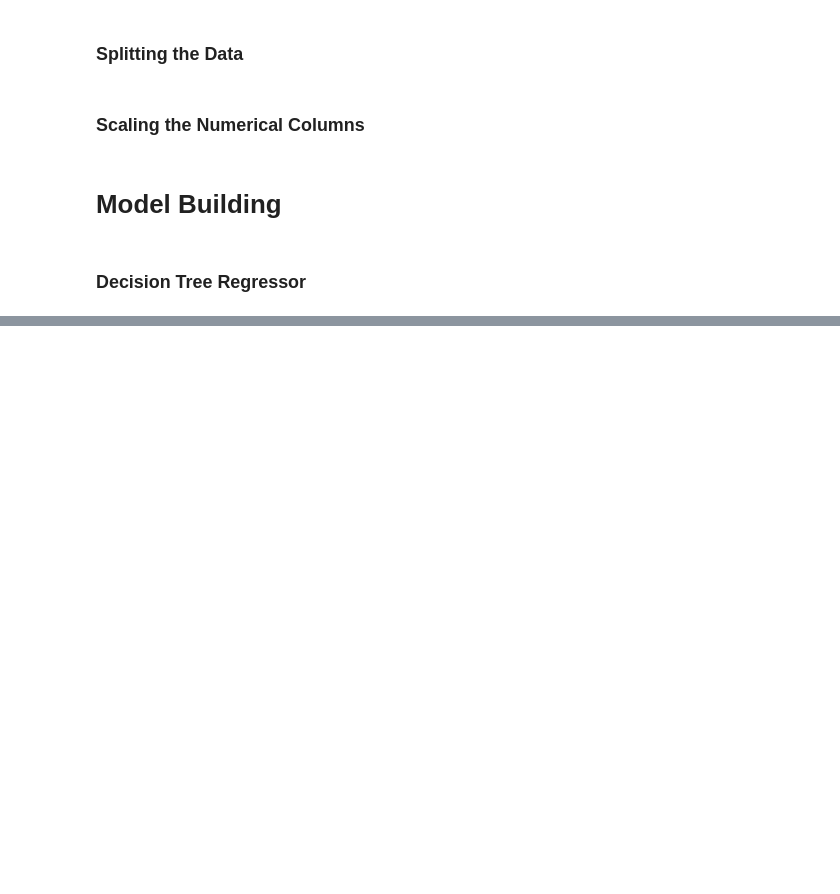
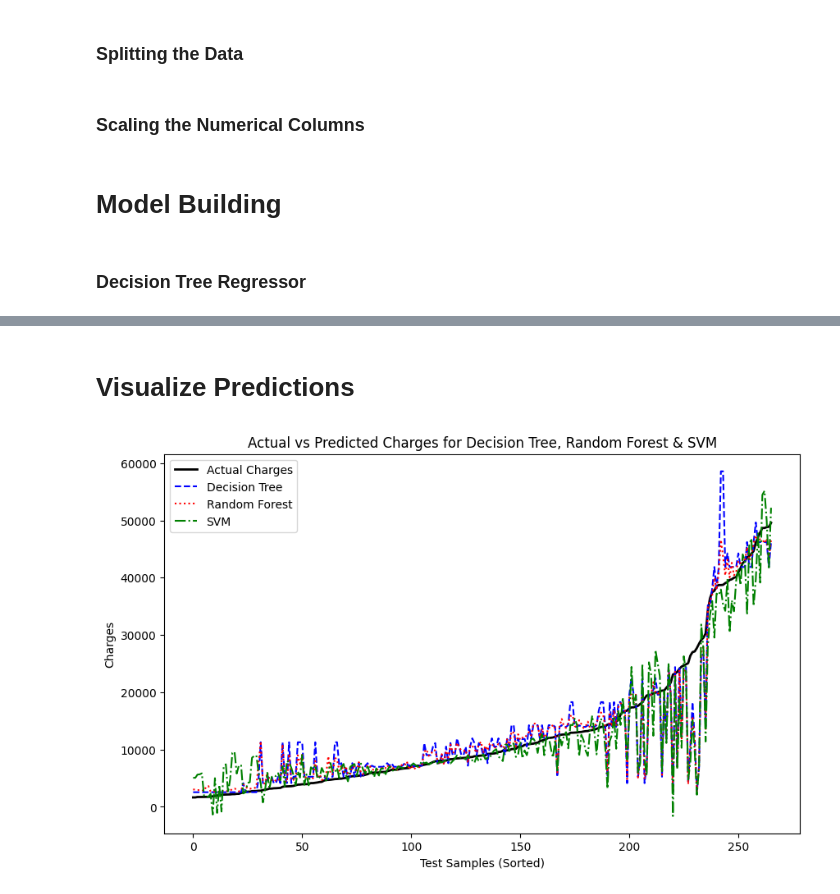
Before and after one commit to hasaanahmedrana/Data-Mining-and-Machine-Learning, a Jupyter notebook: Assignment-5/InsuranceRF.ipynb, the cells around one changed output, grey strips where cells are left out. Cells and saved outputs as stored; diff of their text form; code cells hidden in the pictures; blank space fills up the shorter version.

```diff
--- a/Assignment-5/InsuranceRF.ipynb
+++ b/Assignment-5/InsuranceRF.ipynb
@@ -104,6 +159,0 @@ print(f"R-squared (R²): {r2}")
-# %%
-model = RandomForestRegressor(n_estimators=100,max_depth=7, random_state=33)
-model.fit(X_train, y_train)
-print('Random Forest Regressor Train Score is : ' , model.score(X_train, y_train))
-print('Random Forest Regressor Test Score is : ' , model.score(X_test, y_test))
-print('-'*70)
@@ -117,0 +162,4 @@ print(f"R-squared (R²): {r2}")
+# %%
+rf_model = RandomForestRegressor(n_estimators=250, max_depth=5, random_state=33)
+rf_model.fit(X_train, y_train)
+rf_pred = rf_model.predict(X_test)
@@ -117,0 +168,4 @@ print(f"R-squared (R²): {r2}")
+# %%
+svm_model = SVR(kernel='poly', C=10, gamma=10,degree=2)
+svm_model.fit(X_train, y_train)
+svm_pred = svm_model.predict(X_test)
@@ -117,0 +196,21 @@ print(f"R-squared (R²): {r2}")
+# %% [markdown]
+# Visualize Predictions
+# %%
+sorted_idx = np.argsort(y_test.values)
+y_test_sorted = y_test.values[sorted_idx]
+dt_pred_sorted = dt_pred[sorted_idx]
+rf_pred_sorted = rf_pred[sorted_idx]
+svm_pred_sorted = svm_pred[sorted_idx]
+# %%
+plt.figure(figsize=(10, 6))
+plt.plot(y_test_sorted, label="Actual Charges", color="black", linestyle="-", linewidth=2)
+plt.plot(dt_pred_sorted, label="Decision Tree", color="blue", linestyle="--")
+plt.plot(rf_pred_sorted, label="Random Forest", color="red", linestyle=":")
+plt.plot(svm_pred_sorted, label="SVM", color="green", linestyle="-." )
+plt.xlabel("Test Samples (Sorted)")
+plt.ylabel("Charges")
+plt.title("Actual vs Predicted Charges for Decision Tree, Random Forest & SVM")
+plt.legend()
+plt.show()
+# %% [output]
+[figure, added]
```
Also changed, not shown: parts of 22 cells of this notebook, 1 other file.
